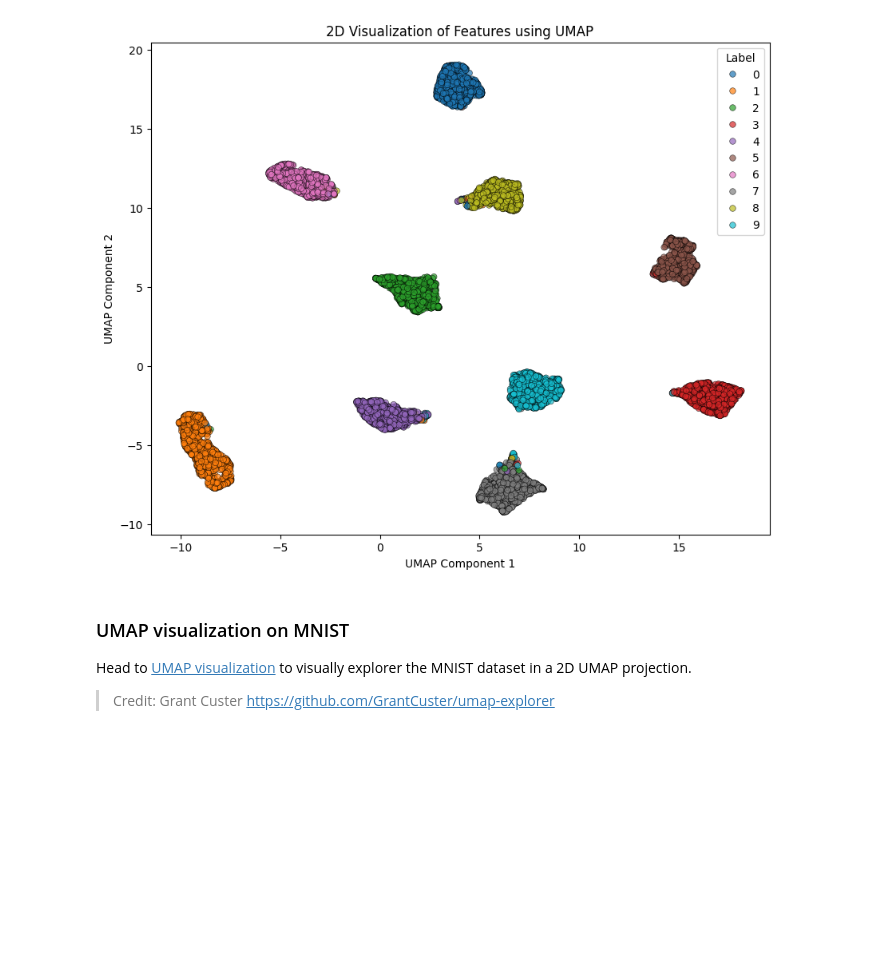
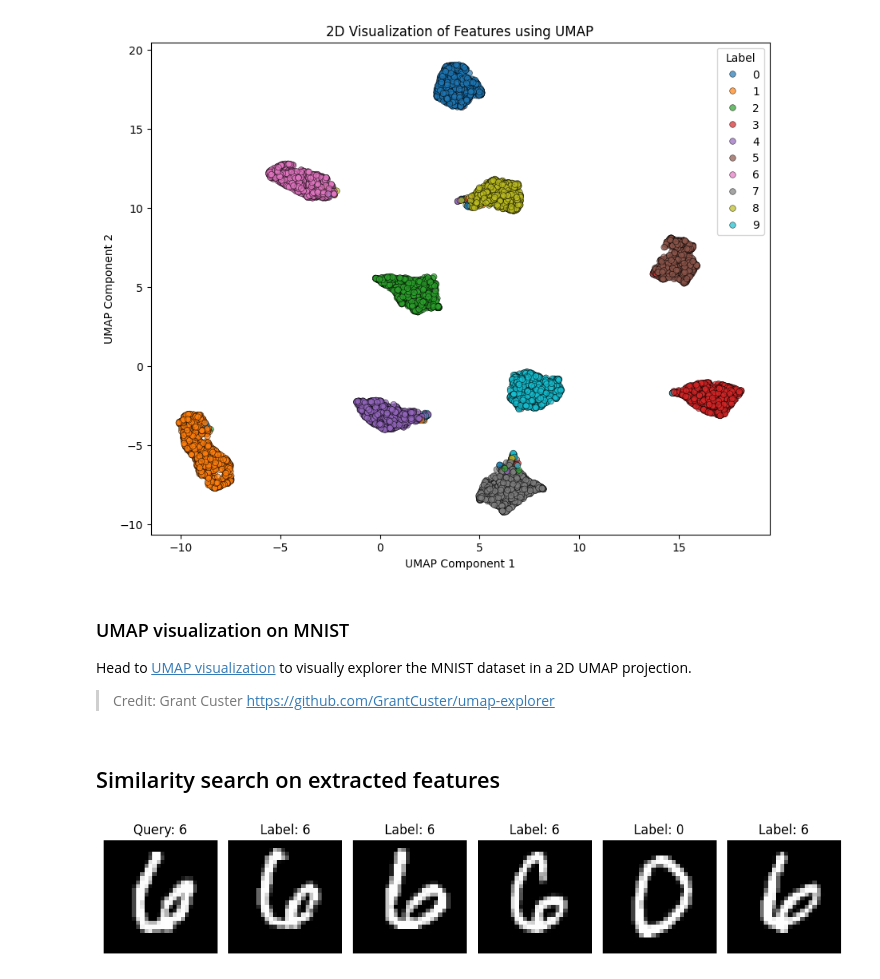
Before and after one commit to ChristinaVlach/Introduction-Statistical-Data-Analysis-Machine-Learning, a Jupyter notebook: dimensionality_reduction/feature_extraction.ipynb, the cells around one changed output. Drawn from its saved outputs; the diff is of its cells as text; code cells hidden in the pictures; blank space fills up the shorter version.

```diff
--- a/dimensionality_reduction/feature_extraction.ipynb
+++ b/dimensionality_reduction/feature_extraction.ipynb
@@ -188,3 +188,46 @@ Loading model weights from ..\classification\data\weights\LeNet5\MNIST.pth
 Head to [UMAP visualization](https://grantcuster.github.io/umap-explorer/) to visually explorer the MNIST dataset in a 2D UMAP projection.
 
 > Credit: Grant Custer https://github.com/GrantCuster/umap-explorer
+# %% [markdown]
+## Similarity search on extracted features
+# %%
+# Load MNIST dataset
+X_test, y_test = load_mnist(mnist_path, kind='t10k')
+X_train, y_train = load_mnist(mnist_path, kind='train')
+
+# Reshape the images
+X_test = X_test.reshape(-1, 28 * 28).astype(np.float32)
+X_train = X_train.reshape(-1, 28 * 28).astype(np.float32)
+
+# Select a query image from the training set
+query_index = np.random.randint(0, len(X_train))
+query_image = X_train[query_index].reshape(28, 28)  # Reshape for visualization
+query_label = y_train[query_index]
+
+# Select a subset of the test set for comparison
+test_images = X_test[:1000]
+
+# Compute Euclidean distance
+distances = np.linalg.norm(test_images - X_train[query_index], axis=1)
+
+# Get the indices of the 5 closest images
+closest_indices = np.argsort(distances)[:5]
+
+# Plot the query image and the closest images
+plt.figure(figsize=(10, 5))
+
+plt.subplot(1, 6, 1)
+plt.imshow(query_image, cmap='gray')
+plt.title(f'Query: {query_label}')
+plt.axis('off')
+
+for i, idx in enumerate(closest_indices):
+    plt.subplot(1, 6, i + 2)
+    plt.imshow(test_images[idx].reshape(28, 28), cmap='gray') # Reshape in 2d
+    plt.title(f'Label: {y_test[idx]}')
+    plt.axis('off')
+
+plt.tight_layout()
+plt.show()
+# %% [output]
+[figure, added]
```
Also changed, not shown: parts of 1 cell of this notebook, 3 other files.
